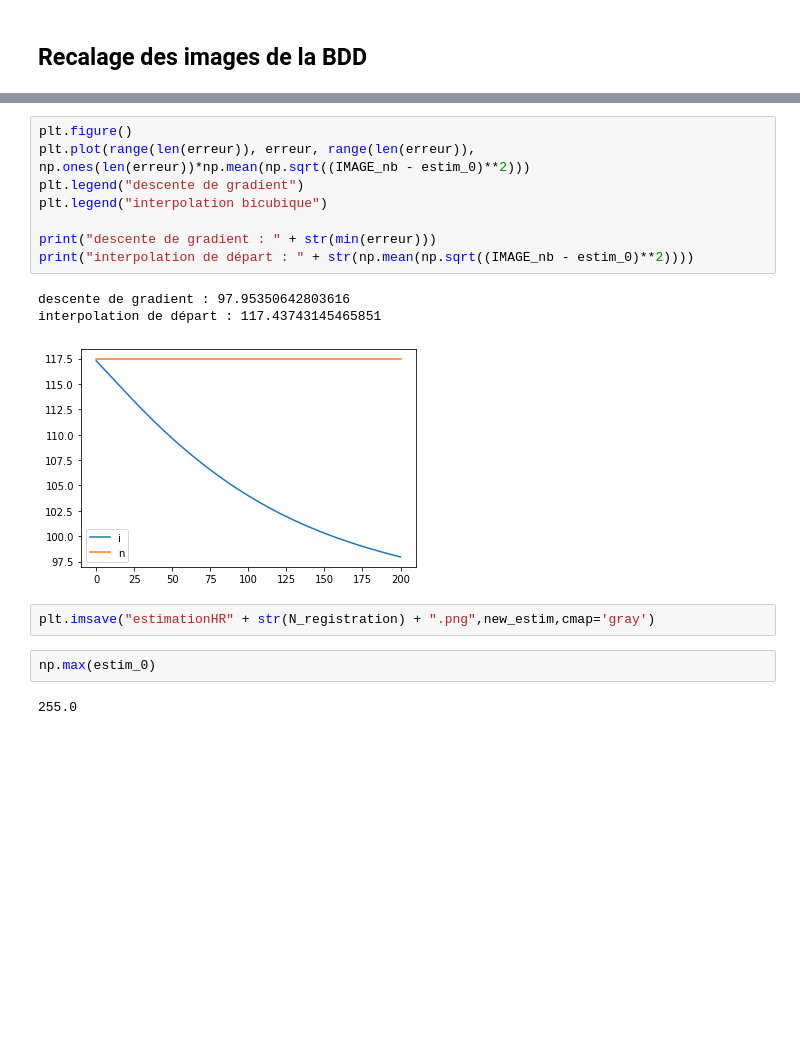
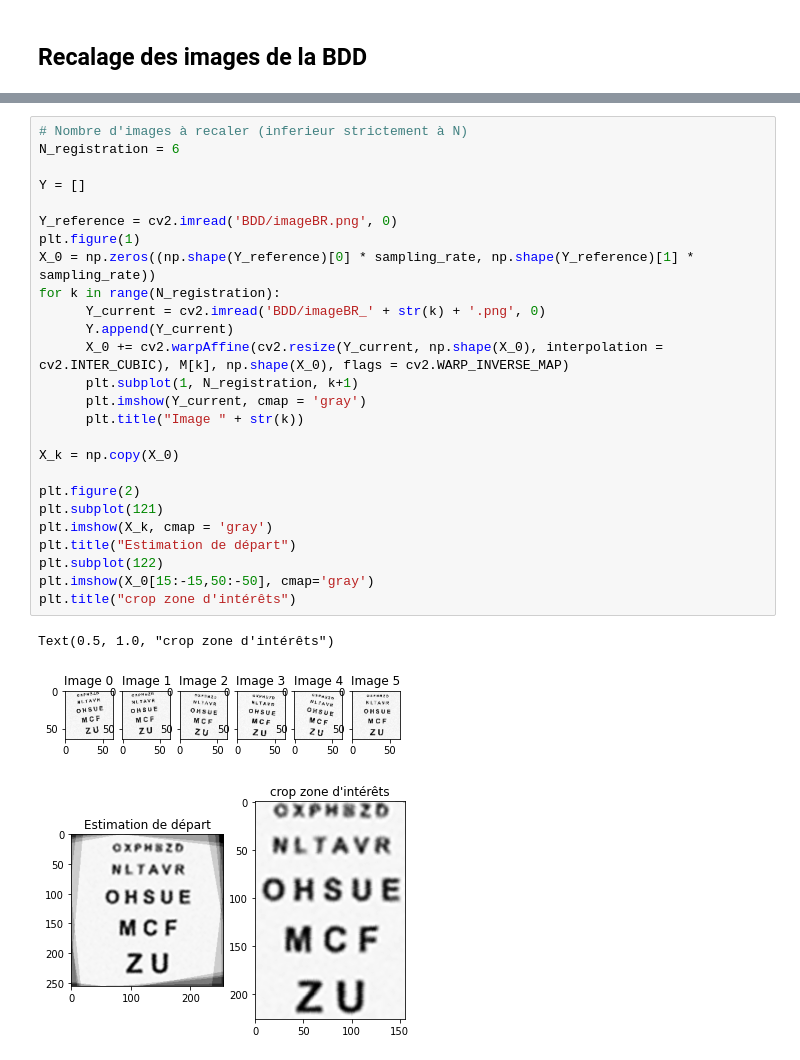
Before and after one commit to zoeducourau/Projet_fin_majeure, a Jupyter notebook: main script.ipynb, the cells around one changed output, grey strips where cells are left out. Cells and saved outputs as stored; diff of their text form; blank space fills up the shorter version.

```diff
--- a/main script.ipynb
+++ b/main script.ipynb
@@ -391,18 +123,30 @@ Text(0.5, 1.0, 'Estimation finale')
-# %%
-plt.figure()
-plt.plot(range(len(erreur)), erreur, range(len(erreur)), np.ones(len(erreur))*np.mean(np.sqrt((IMAGE_nb - estim_0)**2)))
-plt.legend("descente de gradient")
-plt.legend("interpolation bicubique")
-
-print("descente de gradient : " + str(min(erreur)))
-print("interpolation de départ : " + str(np.mean(np.sqrt((IMAGE_nb - estim_0)**2))))
-# %% [output]
-descente de gradient : 97.95350642803616
-interpolation de départ : 117.43743145465851
-[figure, removed]
-# %%
-plt.imsave("estimationHR" + str(N_registration) + ".png",new_estim,cmap='gray')
-# %%
-np.max(estim_0)
-# %% [output]
-255.0
+# %%
+# Nombre d'images à recaler (inferieur strictement à N)
+N_registration = 6
+
+Y = []
+
+Y_reference = cv2.imread('BDD/imageBR.png', 0)
+plt.figure(1)
+X_0 = np.zeros((np.shape(Y_reference)[0] * sampling_rate, np.shape(Y_reference)[1] * sampling_rate))
+for k in range(N_registration):
+      Y_current = cv2.imread('BDD/imageBR_' + str(k) + '.png', 0)
+      Y.append(Y_current)
+      X_0 += cv2.warpAffine(cv2.resize(Y_current, np.shape(X_0), interpolation = cv2.INTER_CUBIC), M[k], np.shape(X_0), flags = cv2.WARP_INVERSE_MAP)
+      plt.subplot(1, N_registration, k+1)
+      plt.imshow(Y_current, cmap = 'gray')
+      plt.title("Image " + str(k))
+
+X_k = np.copy(X_0)
+
+plt.figure(2)
+plt.subplot(121)
+plt.imshow(X_k, cmap = 'gray')
+plt.title("Estimation de départ")
+plt.subplot(122)
+plt.imshow(X_0[15:-15,50:-50], cmap='gray')
+plt.title("crop zone d'intérêts")
+# %% [output]
+Text(0.5, 1.0, "crop zone d'intérêts")
+[figure, added]
+[figure, added]
```
Also changed, not shown: parts of 17 cells of this notebook, 1 other file.
